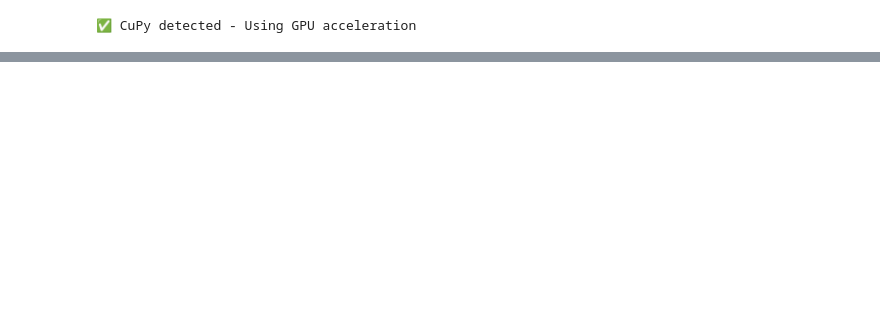
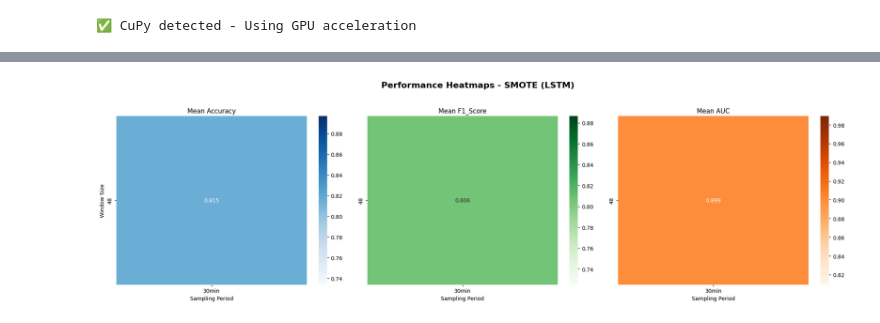
Before and after one commit to mahesa005/predictive-maintenance, a Jupyter notebook: notebooks/train_lstm_v1.ipynb, the cells around one changed output, grey strips where cells are left out. Drawn from its saved outputs; the diff is of its cells as text; code cells hidden in the pictures; blank space fills up the shorter version.

```diff
--- a/notebooks/train_lstm_v1.ipynb
+++ b/notebooks/train_lstm_v1.ipynb
@@ -314,0 +223,88 @@ Final - Train Loss: 0.5560 | Val Loss: 0.5798 | Val Acc: 0.5901
+# %%
+# === 6. Final Results Visualization & Comparison ===
+# 1. Convert the results list to a Pandas DataFrame
+res_df = pd.DataFrame(results_all)
+
+# 2. Metadata Extraction
+# Extracts Sampling Period (e.g., 30min) and Window Size (e.g., 48) from the Model string
+res_df[['Sampling','Window']] = res_df['Model'].str.extract(r'(\d+h|\d+min)\|win=(\d+)')
+res_df['Window'] = res_df['Window'].fillna(0).astype(int)
+res_df['Sampling'] = res_df['Sampling'].fillna('Unknown')
+
+# Identify the Balancing Method (SMOTE, Undersampled, etc.)
+res_df['Method'] = res_df['Model'].apply(lambda m:
+        'SMOTE' if 'SMOTE' in m else
+        'Undersampled' if 'Under' in m else
+        'ClassWeight' if 'ClassWeight' in m else
+        'Original')
+
+# Identify the Architecture (Default to LSTM based on your Optimized GPU model)
+res_df['Type'] = res_df['Model'].apply(lambda m:
+        'GRU' if 'GRU' in m else
+        'Transformer' if 'Transformer' in m else
+        'LSTM')
+
+# 3. Performance Heatmaps (Accuracy, F1, AUC)
+metrics = ['Accuracy', 'F1_Score', 'AUC']
+cmaps = ['Blues', 'Greens', 'Oranges']
+
+for method in res_df['Method'].unique():
+    df_m = res_df[res_df['Method'] == method]
+    for model_type in df_m['Type'].unique():
+        df_sub = df_m[df_m['Type'] == model_type]
+
+        # Validation: Skip if the filtered dataframe is empty to avoid ValueErrors
+        if df_sub.empty:
+            continue
+
+        fig, axes = plt.subplots(1, 3, figsize=(20, 6))
+        fig.suptitle(f"Performance Heatmaps - {method} ({model_type})", fontsize=16, fontweight='bold')
+
+        for i, metric in enumerate(metrics):
+            # Pivot data: X-axis (Sampling), Y-axis (Window)
+            pivot = df_sub.pivot_table(index='Window', columns='Sampling', values=metric, aggfunc='mean')
+
+            if not pivot.empty:
+                sns.heatmap(pivot, annot=True, fmt='.3f', cmap=cmaps[i], ax=axes[i])
+            else:
+                axes[i].text(0.5, 0.5, 'Insufficient Data', ha='center', va='center')
+
+            axes[i].set_title(f"Mean {metric}")
+            axes[i].set_xlabel('Sampling Period')
+            axes[i].set_ylabel('Window Size' if i == 0 else '')
+
+        plt.tight_layout(rect=[0, 0, 1, 0.95])
+        plt.show()
+
+# 4. Comparative Summary Table
+print("\n" + "="*70)
+print("📊 FINAL COMPARATIVE METRICS TABLE")
+print("="*70)
+# Sort by F1_Score descending to see the best performing models at the top
+final_table = res_df[['Model', 'Type', 'Method', 'Accuracy', 'Precision', 'Recall',
+                      'F1_Score', 'AUC', 'TrainingTime', 'TrainableParams']].sort_values(by='F1_Score', ascending=False)
+display(final_table.round(4))
+
+# 5. Confusion Matrix Visualization
+# Note: This uses y_te and y_pred variables from the last successful training run in the loop
+try:
+    if 'y_te' in locals() or 'y_te' in globals():
+        print("\n" + "="*70)
+        print("📉 CONFUSION MATRIX (LAST EXPERIMENT RUN)")
+        print("="*70)
+
+        # y_pred comes from the thresholding logic in your train_eval function
+        cm = confusion_matrix(y_te, y_pred)
+
+        plt.figure(figsize=(7, 5))
+        sns.heatmap(cm, annot=True, fmt='d', cmap='Blues',
+                    xticklabels=['Normal (0)', 'Incident (1)'],
+                    yticklabels=['Normal (0)', 'Incident (1)'])
+        plt.title(f"Confusion Matrix: {res_df['Model'].iloc[-1]}", fontsize=14)
+        plt.ylabel('Actual Label')
+        plt.xlabel('Predicted Label')
+        plt.show()
+except NameError:
+    print("\n[Notice]: y_te or y_pred not found. Ensure these are defined in your training cell to display the Confusion Matrix.")
+# %% [output]
+[figure, added]
```
Also changed, not shown: parts of 4 cells of this notebook.
